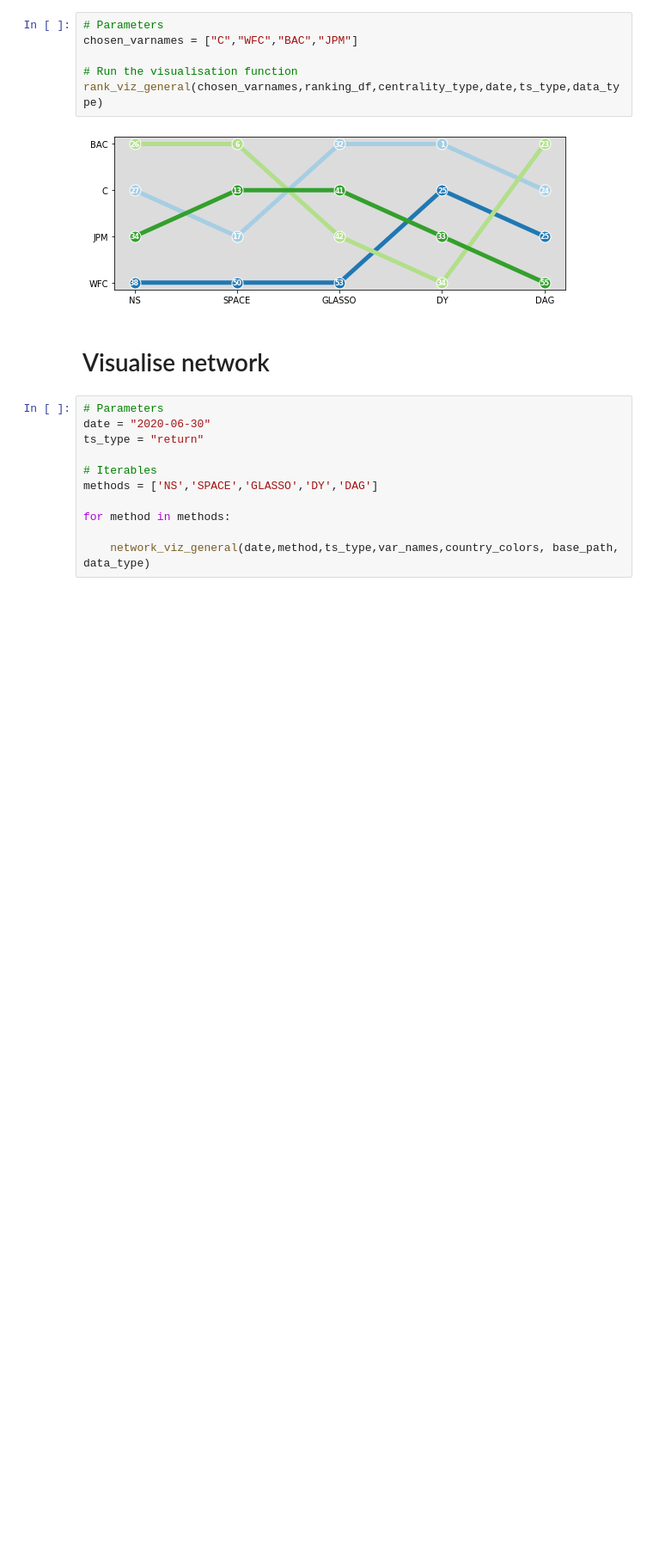
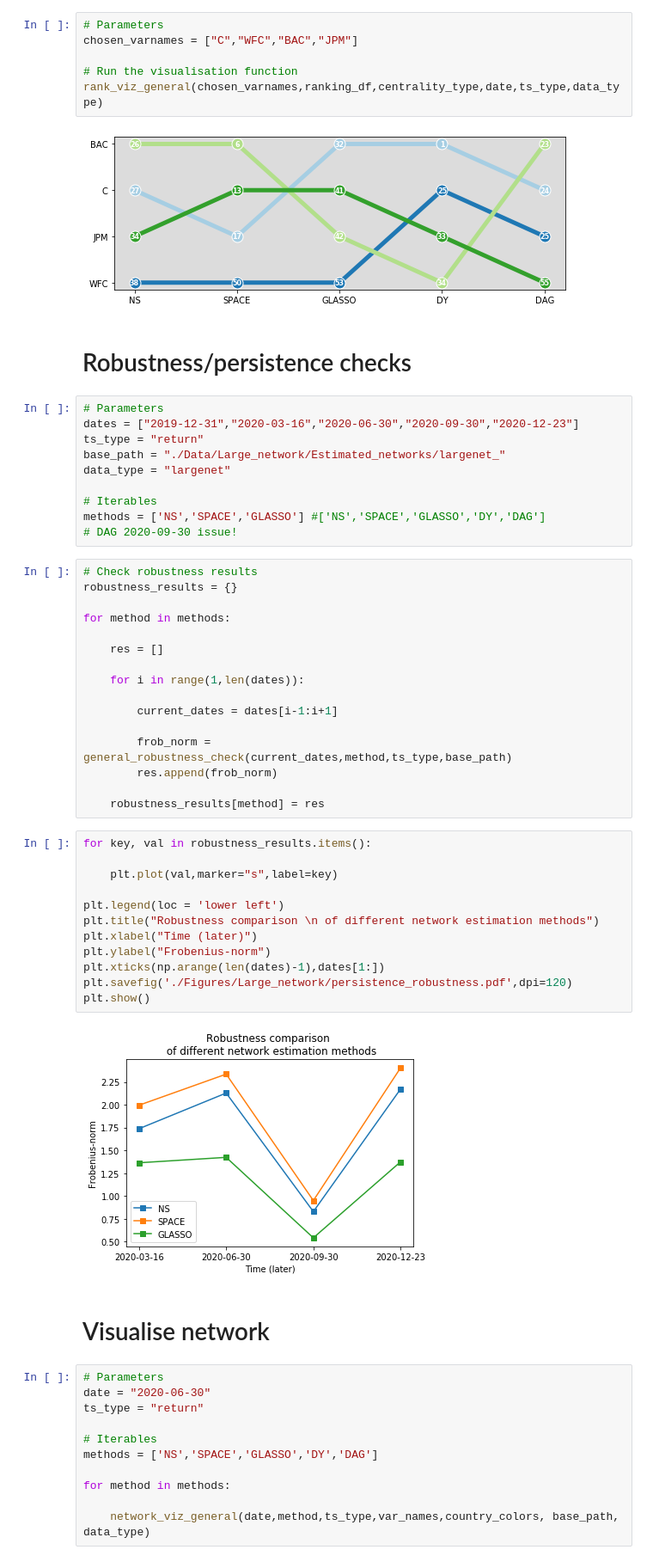
Before and after one commit to paparon96/FinancialNetworks, a Jupyter notebook: Largenet_analysis_viz.ipynb, the cells around one changed output. Shown at 86% size. Saved outputs shown, nothing was run; the diff lists cells and outputs as text; blank space fills up the shorter version.

Commit message:
Added robustness/persistence checks to the large network estimation/analysis

```diff
--- a/Largenet_analysis_viz.ipynb
+++ b/Largenet_analysis_viz.ipynb
@@ -179,6 +179,48 @@ chosen_varnames = ["C","WFC","BAC","JPM"]
 rank_viz_general(chosen_varnames,ranking_df,centrality_type,date,ts_type,data_type)
 # %% [output]
 [figure]
+# %% [markdown]
+# Robustness/persistence checks
+# %%
+# Parameters
+dates = ["2019-12-31","2020-03-16","2020-06-30","2020-09-30","2020-12-23"]
+ts_type = "return"
+base_path = "./Data/Large_network/Estimated_networks/largenet_"
+data_type = "largenet"
+
+# Iterables
+methods = ['NS','SPACE','GLASSO'] #['NS','SPACE','GLASSO','DY','DAG']
+# DAG 2020-09-30 issue!
+# %%
+# Check robustness results
+robustness_results = {}
+
+for method in methods:
+
+    res = []
+
+    for i in range(1,len(dates)):
+
+        current_dates = dates[i-1:i+1]
+
+        frob_norm = general_robustness_check(current_dates,method,ts_type,base_path)
+        res.append(frob_norm)
+
+    robustness_results[method] = res
+# %%
+for key, val in robustness_results.items():
+
+    plt.plot(val,marker="s",label=key)
+
+plt.legend(loc = 'lower left')
+plt.title("Robustness comparison \n of different network estimation methods")
+plt.xlabel("Time (later)")
+plt.ylabel("Frobenius-norm")
+plt.xticks(np.arange(len(dates)-1),dates[1:])
+plt.savefig('./Figures/Large_network/persistence_robustness.pdf',dpi=120)
+plt.show()
+# %% [output]
+[figure, added]
 # %% [markdown]
 # Visualise network
 # %%
```
Also changed, not shown: 4 other files.
